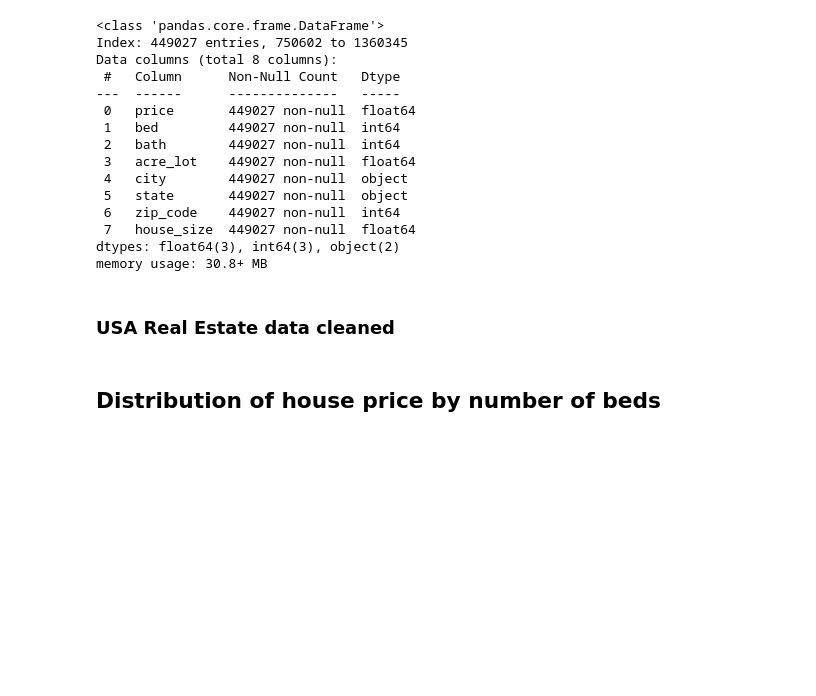
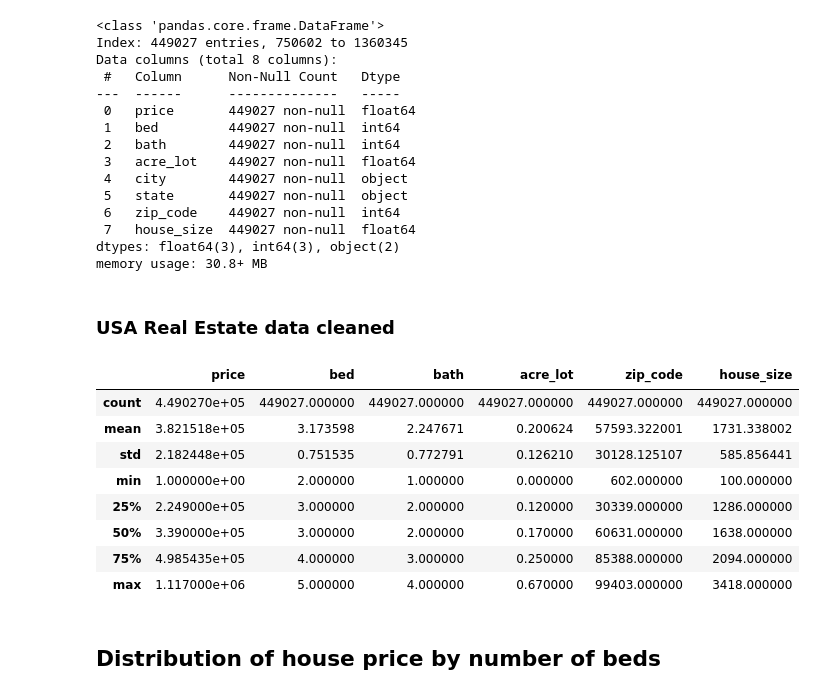
Before and after one commit to ypi9/HousingPricePrediction, a Jupyter notebook: final_project_merged.ipynb, the cells around one changed output. Cells and saved outputs as stored; diff of their text form; code cells hidden in the pictures; blank space fills up the shorter version.

```diff
--- a/final_project_merged.ipynb
+++ b/final_project_merged.ipynb
@@ -275,6 +275,18 @@ memory usage: 30.8+ MB
 # %%
 # save the cleaned df to df_real_estate
 df_real_estate = df_sold_outlier_removed
+# %%
+df_real_estate.describe()
+# %% [output]
+|  | price | bed | bath | acre_lot | zip_code | house_size |
+| count | 4.490270e+05 | 449027.000000 | 449027.000000 | 449027.000000 | 449027.000000 | 449027.000000 |
+| mean | 3.821518e+05 | 3.173598 | 2.247671 | 0.200624 | 57593.322001 | 1731.338002 |
+| std | 2.182448e+05 | 0.751535 | 0.772791 | 0.126210 | 30128.125107 | 585.856441 |
+| min | 1.000000e+00 | 2.000000 | 1.000000 | 0.000000 | 602.000000 | 100.000000 |
+| 25% | 2.249000e+05 | 3.000000 | 2.000000 | 0.120000 | 30339.000000 | 1286.000000 |
+| 50% | 3.390000e+05 | 3.000000 | 2.000000 | 0.170000 | 60631.000000 | 1638.000000 |
+| 75% | 4.985435e+05 | 4.000000 | 3.000000 | 0.250000 | 85388.000000 | 2094.000000 |
+| max | 1.117000e+06 | 5.000000 | 4.000000 | 0.670000 | 99403.000000 | 3418.000000 |
 # %% [markdown]
 ## Distribution of house price by number of beds
 # %%
```
Also changed, not shown: parts of 14 cells of this notebook.
